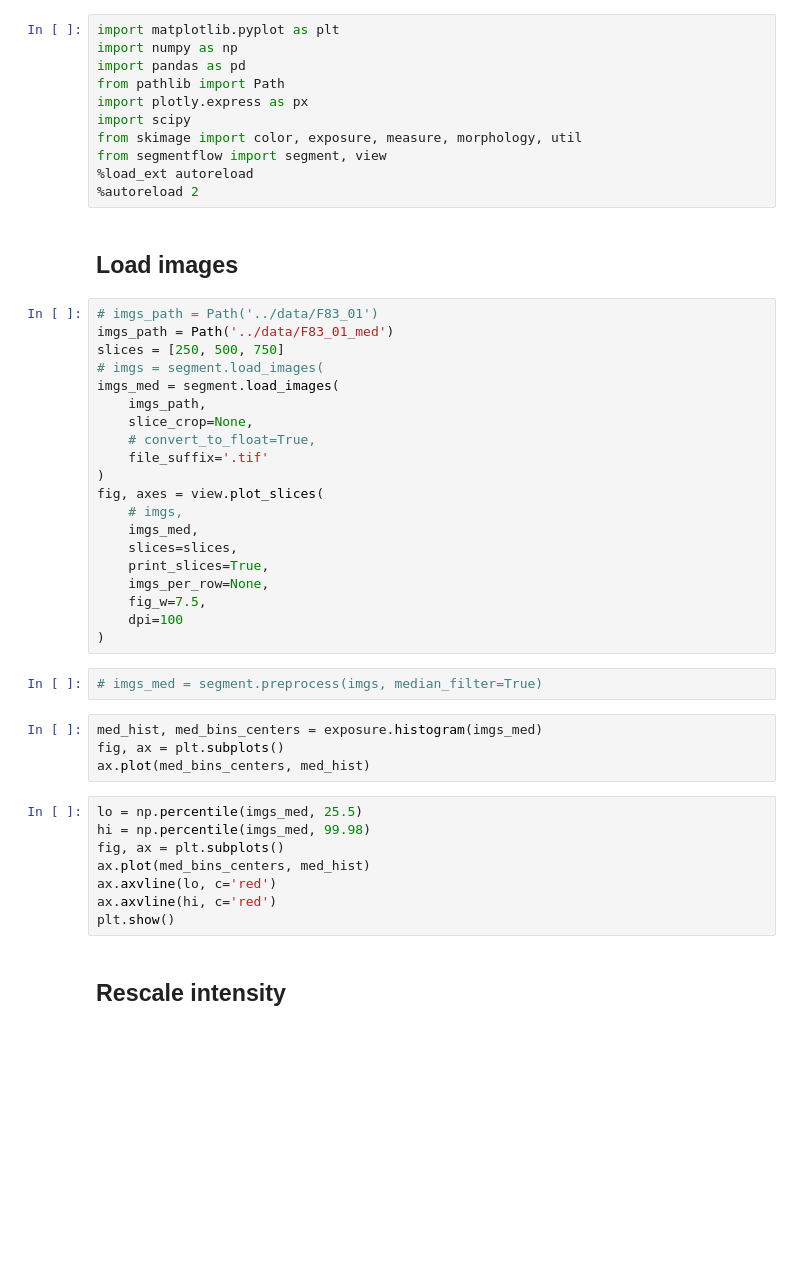
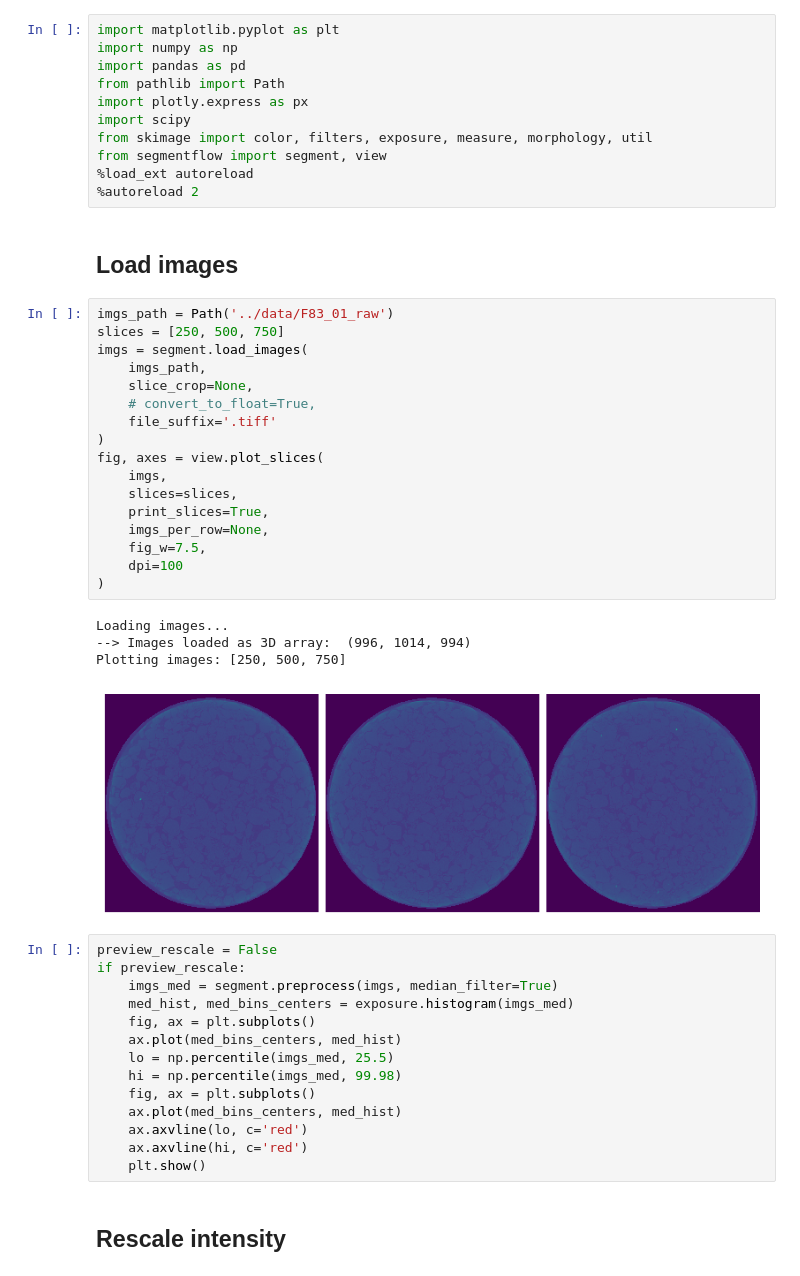
Before and after one commit to GusBusDraws/mhe-analysis, a Jupyter notebook: nbs/28-F83_01-dev-wf.ipynb, the cells around one changed output. Cells and saved outputs as stored; diff of their text form; blank space fills up the shorter version.

```diff
--- a/nbs/28-F83_01-dev-wf.ipynb
+++ b/nbs/28-F83_01-dev-wf.ipynb
@@ -5,46 +5,48 @@ import pandas as pd
 from pathlib import Path
 import plotly.express as px
 import scipy
-from skimage import color, exposure, measure, morphology, util
+from skimage import color, filters, exposure, measure, morphology, util
 from segmentflow import segment, view
 %load_ext autoreload
 %autoreload 2
 # %% [markdown]
 ## Load images
 # %%
-# imgs_path = Path('../data/F83_01')
-imgs_path = Path('../data/F83_01_med')
+imgs_path = Path('../data/F83_01_raw')
 slices = [250, 500, 750]
-# imgs = segment.load_images(
-imgs_med = segment.load_images(
+imgs = segment.load_images(
     imgs_path,
     slice_crop=None,
     # convert_to_float=True,
-    file_suffix='.tif'
+    file_suffix='.tiff'
 )
 fig, axes = view.plot_slices(
-    # imgs,
-    imgs_med,
+    imgs,
     slices=slices,
     print_slices=True,
     imgs_per_row=None,
     fig_w=7.5,
     dpi=100
 )
+# %% [output]
+Loading images...
+--> Images loaded as 3D array:  (996, 1014, 994)
+Plotting images: [250, 500, 750]
+[figure, added]
-# %%
-# imgs_med = segment.preprocess(imgs, median_filter=True)
-# %%
-med_hist, med_bins_centers = exposure.histogram(imgs_med)
-fig, ax = plt.subplots()
-ax.plot(med_bins_centers, med_hist)
 # %%
-lo = np.percentile(imgs_med, 25.5)
-hi = np.percentile(imgs_med, 99.98)
-fig, ax = plt.subplots()
-ax.plot(med_bins_centers, med_hist)
-ax.axvline(lo, c='red')
-ax.axvline(hi, c='red')
-plt.show()
+preview_rescale = False
+if preview_rescale:
+    imgs_med = segment.preprocess(imgs, median_filter=True)
+    med_hist, med_bins_centers = exposure.histogram(imgs_med)
+    fig, ax = plt.subplots()
+    ax.plot(med_bins_centers, med_hist)
+    lo = np.percentile(imgs_med, 25.5)
+    hi = np.percentile(imgs_med, 99.98)
+    fig, ax = plt.subplots()
+    ax.plot(med_bins_centers, med_hist)
+    ax.axvline(lo, c='red')
+    ax.axvline(hi, c='red')
+    plt.show()
 # %% [markdown]
 ## Rescale intensity
 # %%
```
Also changed, not shown: parts of 11 cells of this notebook.
